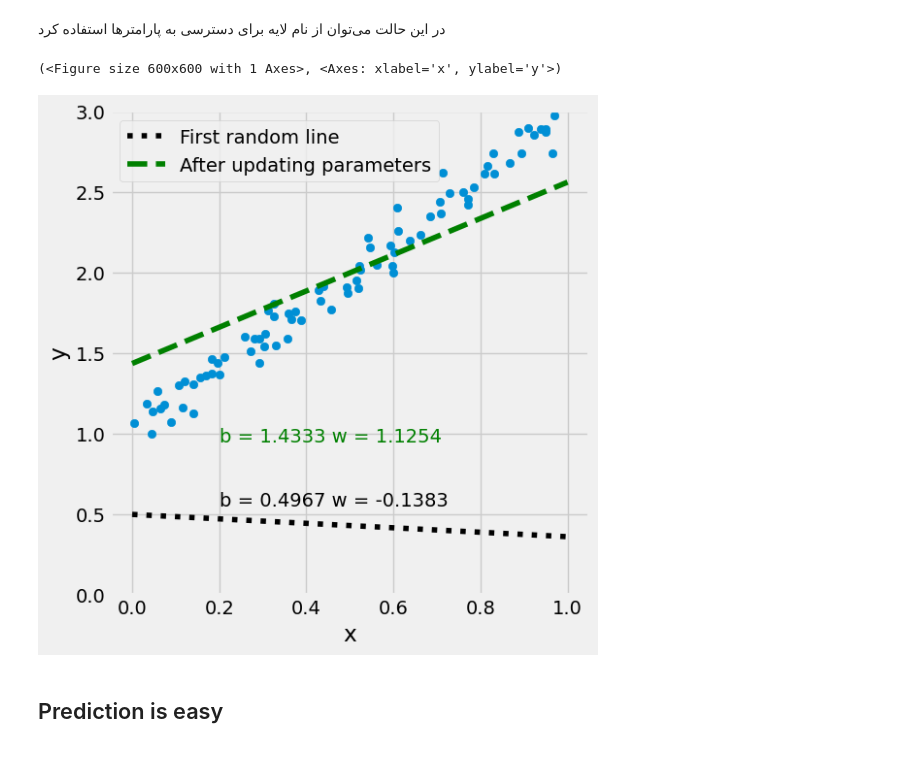
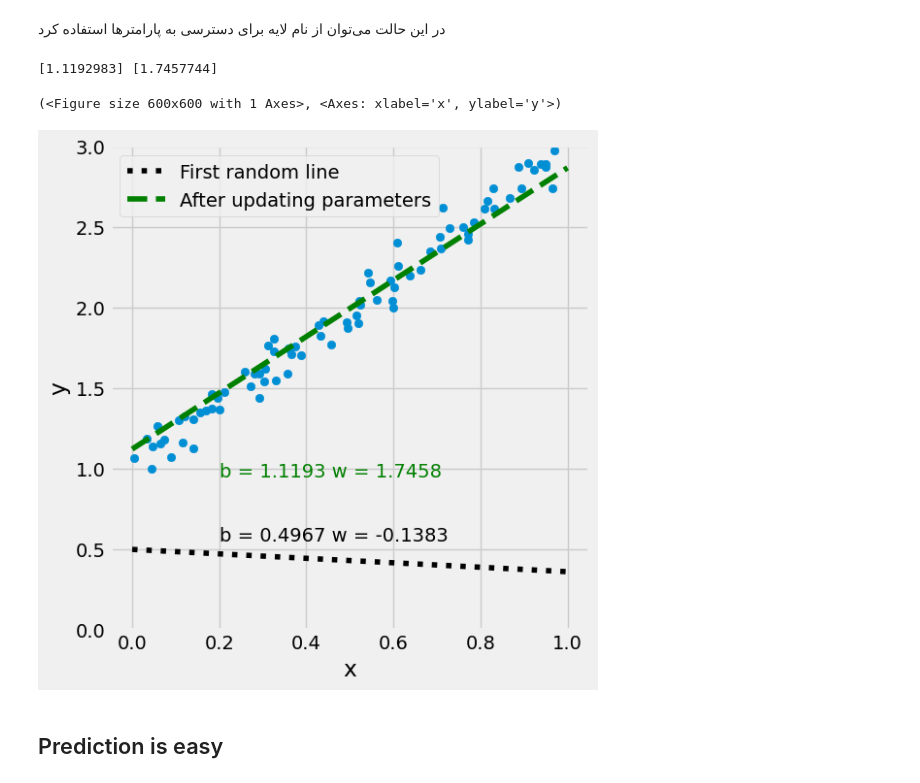
Before and after one commit to fum-cs/dl-fall-2023, a Jupyter notebook: code/02_Regression_Gradient_Descent.ipynb, the cells around one changed output. Saved outputs shown, nothing was run; the diff lists cells and outputs as text; code cells hidden in the pictures.

```diff
--- a/code/02_Regression_Gradient_Descent.ipynb
+++ b/code/02_Regression_Gradient_Descent.ipynb
@@ -464,11 +468,12 @@ _________________________________________________________________
 # %%
 w_hat = model.get_layer("dense1").kernel.numpy()[0]
 b_hat = model.get_layer("dense1").bias.numpy()
-b_hat, w_hat
+print(b_hat, w_hat)
 figure9(x_train, y_train, b_hat, w_hat)
 # %% [output]
-(<Figure size 600x600 with 1 Axes>, <Axes: xlabel='x', ylabel='y'>)
+[1.1192983] [1.7457744]
+(<Figure size 600x600 with 1 Axes>, <Axes: xlabel='x', ylabel='y'>)
-[figure, old version]
+[figure, new version]
 # %% [markdown]
 ## Prediction is easy
 # %%
```
Also changed, not shown: parts of 12 cells of this notebook, 1 other file.
